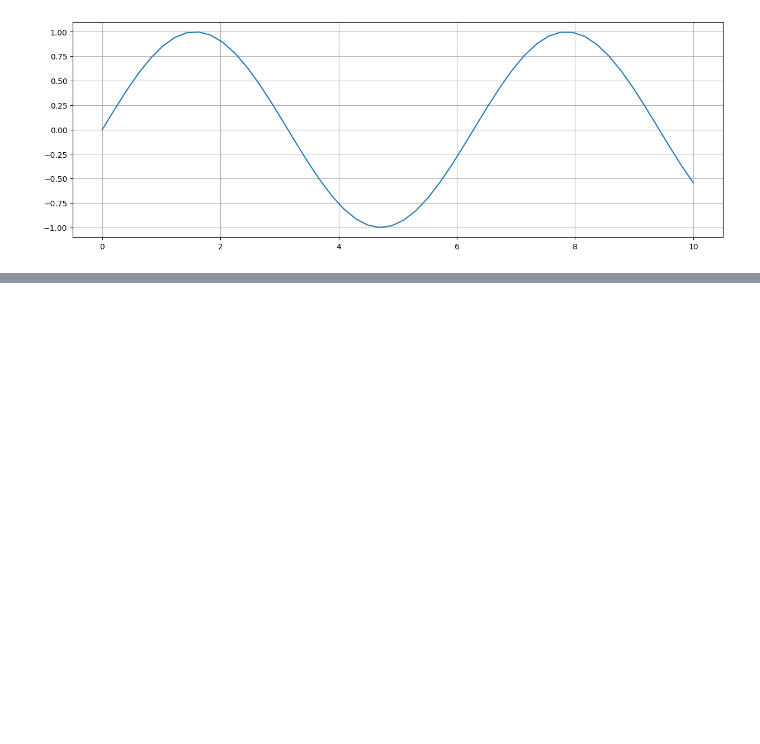
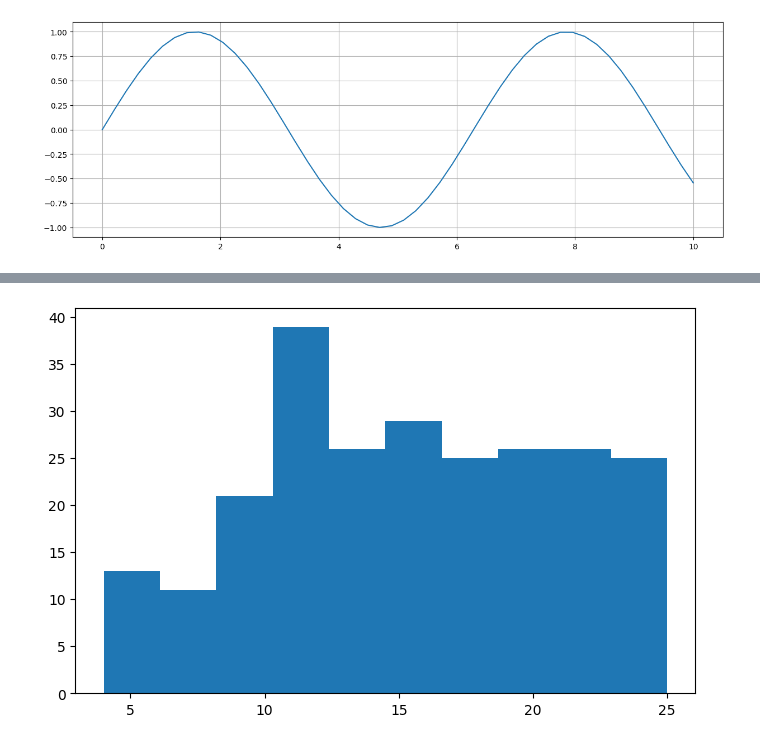
Before and after one commit to arunishere/DSV16Main, a Jupyter notebook: Mat.ipynb, the cells around one changed output, grey strips where cells are left out. Drawn from its saved outputs; the diff is of its cells as text; code cells hidden in the pictures; blank space fills up the shorter version.

```diff
--- a/Mat.ipynb
+++ b/Mat.ipynb
@@ -140,0 +148,2 @@ plt.show()
+# %%
+df = pd.read_csv('Orange Quality Data.csv')
@@ -140,0 +159,10 @@ plt.show()
+# %%
+# Frequency - Occurence
+# Numbers (Eg. Group - "16-18", "19-21")
+
+plt.figure(figsize=(8,5))
+plt.hist(df['HarvestTime (days)'])
+
+plt.show()
+# %% [output]
+[figure, added]
```
Also changed, not shown: parts of 33 cells of this notebook.
